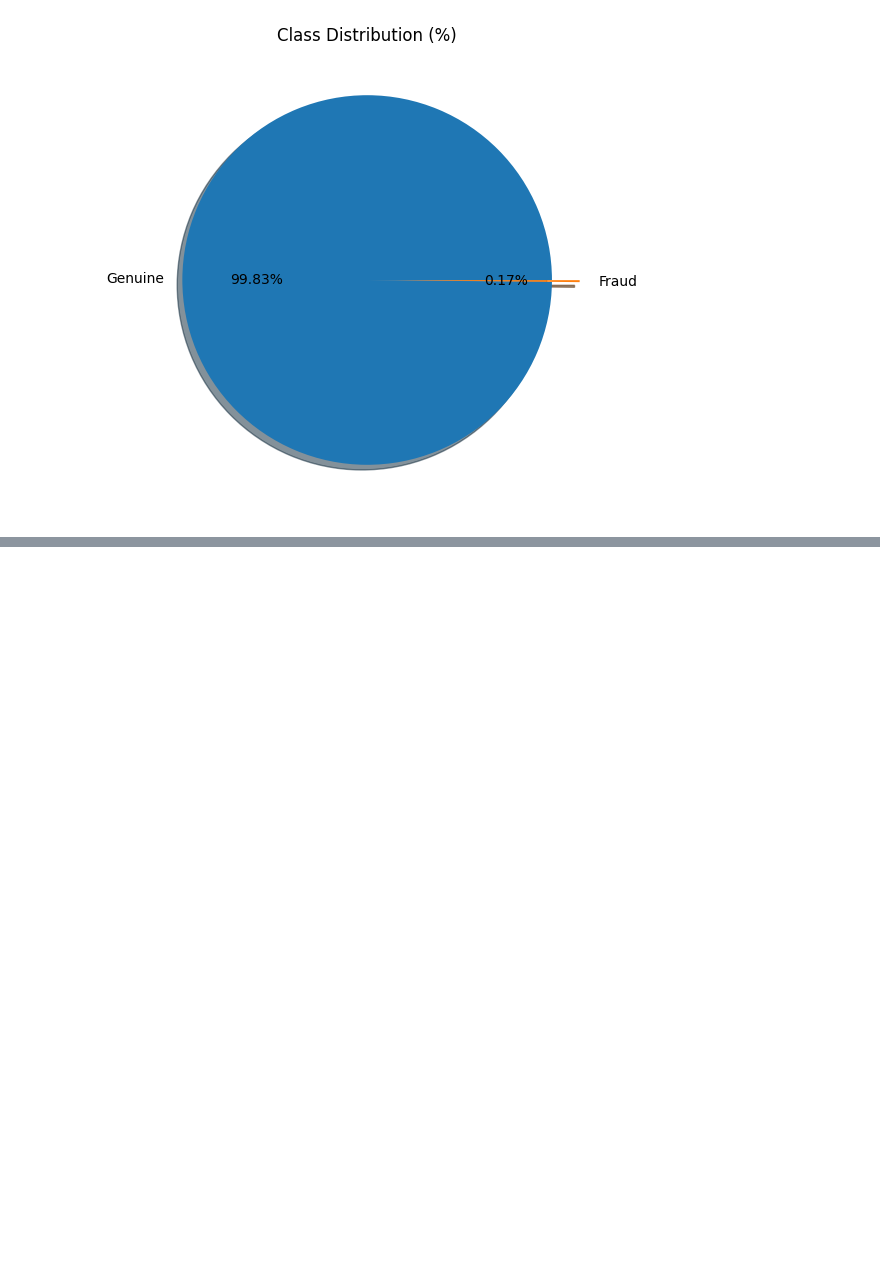
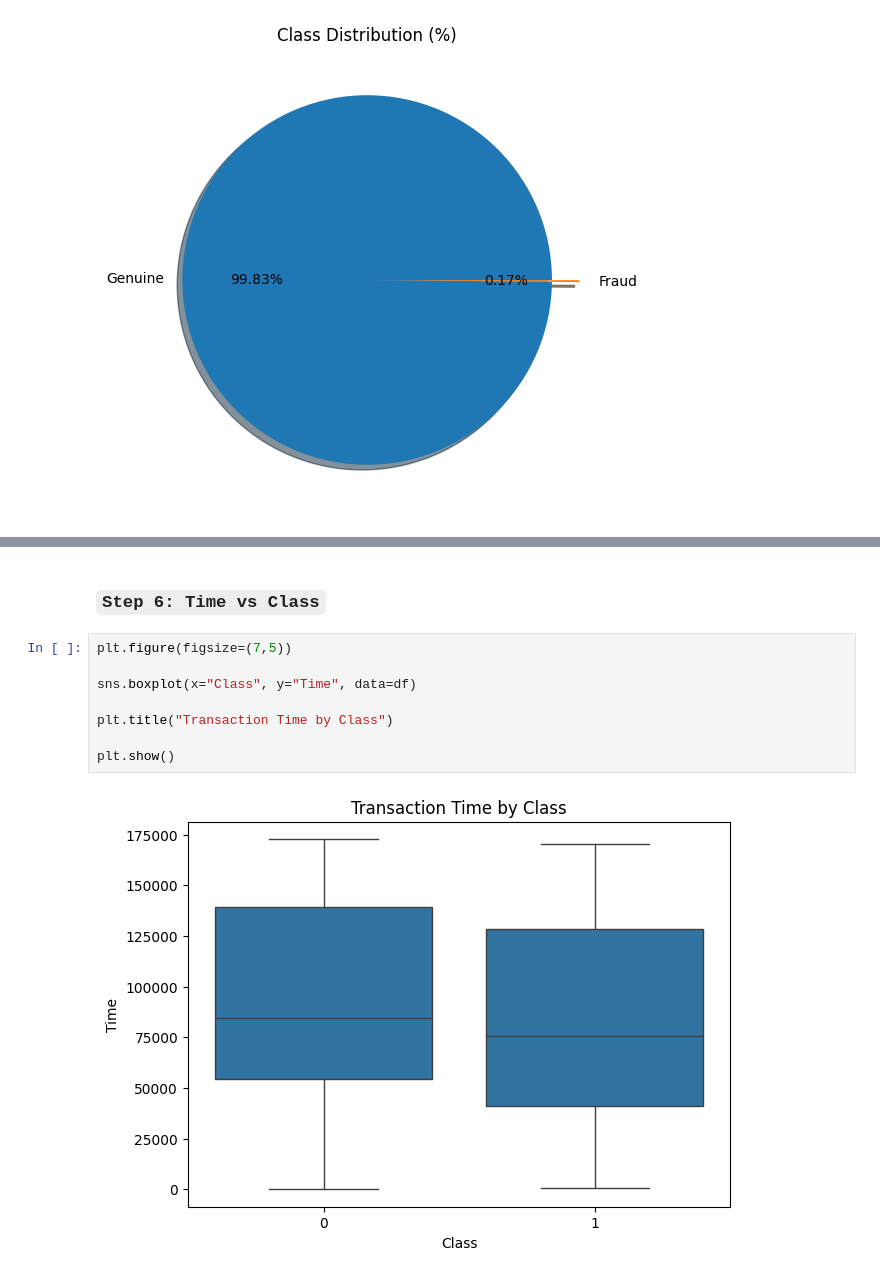
Before and after one commit to DEVELOPER-MANISH007/Kaggle-Notebook, a Jupyter notebook: 4.Notebook/Notebook/main.ipynb, the cells around one changed output, grey strips where cells are left out. Saved outputs shown, nothing was run; the diff lists cells and outputs as text; blank space fills up the shorter version.

````diff
--- a/4.Notebook/Notebook/main.ipynb
+++ b/4.Notebook/Notebook/main.ipynb
@@ -215,0 +250,12 @@ plt.show()
+# %% [markdown]
+### ```Step 6: Time vs Class```
+# %%
+plt.figure(figsize=(7,5))
+
+sns.boxplot(x="Class", y="Time", data=df)
+
+plt.title("Transaction Time by Class")
+
+plt.show()
+# %% [output]
+[figure, added]
````
Also changed, not shown: parts of 52 cells of this notebook, 8 other files.
